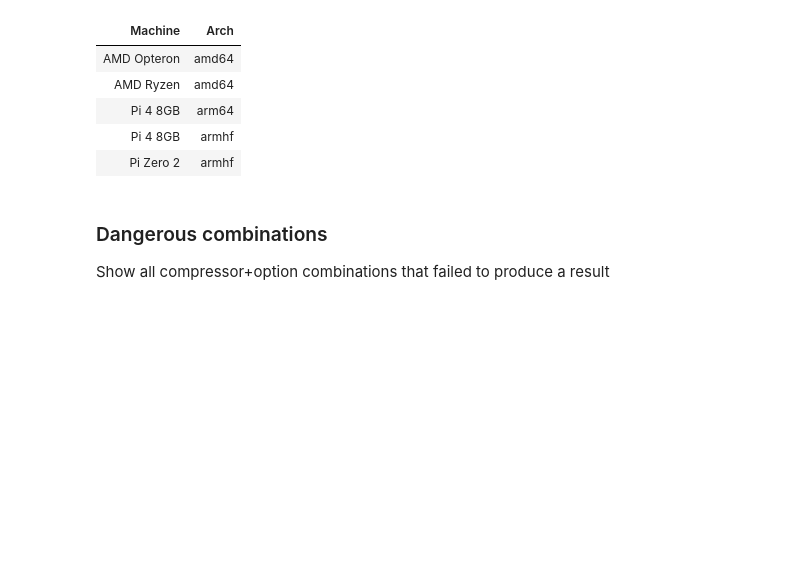
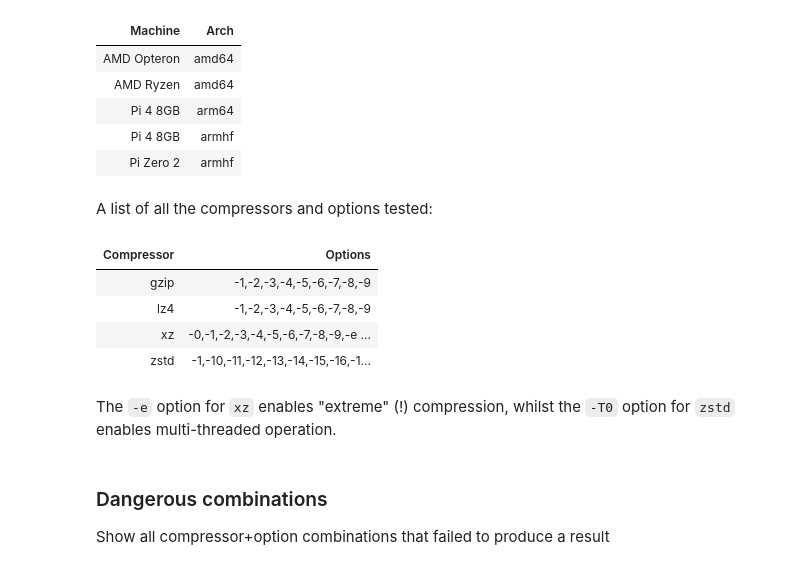
Before and after one commit to waveform80/compression, a Jupyter notebook: analysis.ipynb, the cells around one changed output. Cells and saved outputs as stored; diff of their text form; code cells hidden in the pictures; blank space fills up the shorter version.

```diff
--- a/analysis.ipynb
+++ b/analysis.ipynb
@@ -86,6 +88,23 @@ FROM results
 | Pi 4 8GB | arm64 |
 | Pi 4 8GB | armhf |
 | Pi Zero 2 | armhf |
+# %% [markdown]
+A list of all the compressors and options tested:
+# %%
+HTML(show_query("""
+SELECT compressor, GROUP_CONCAT(options) AS options
+FROM options
+GROUP BY compressor
+ORDER BY compressor
+"""))
+# %% [output]
+| Compressor | Options |
+| gzip | -1,-2,-3,-4,-5,-6,-7,-8,-9 |
+| lz4 | -1,-2,-3,-4,-5,-6,-7,-8,-9 |
+| xz | -0,-1,-2,-3,-4,-5,-6,-7,-8,-9,-e ... |
+| zstd | -1,-10,-11,-12,-13,-14,-15,-16,-1... |
+# %% [markdown]
+The ``-e`` option for ``xz`` enables "extreme" (!) compression, whilst the ``-T0`` option for ``zstd`` enables multi-threaded operation.
 # %% [markdown]
 ### Dangerous combinations
 
```
Also changed, not shown: parts of 10 cells of this notebook, 1 other file.
